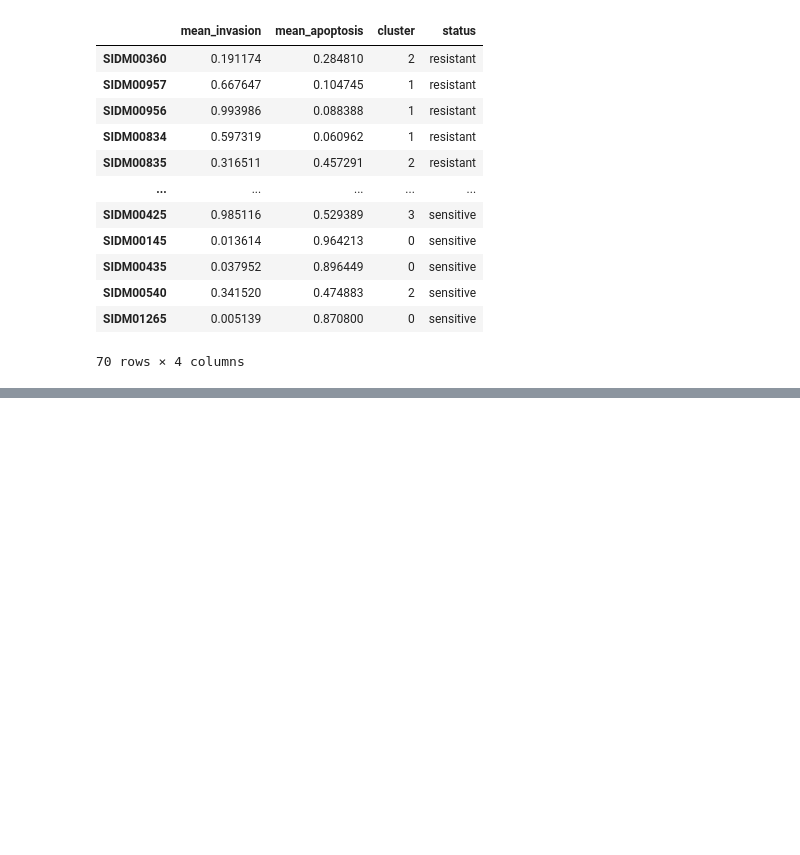
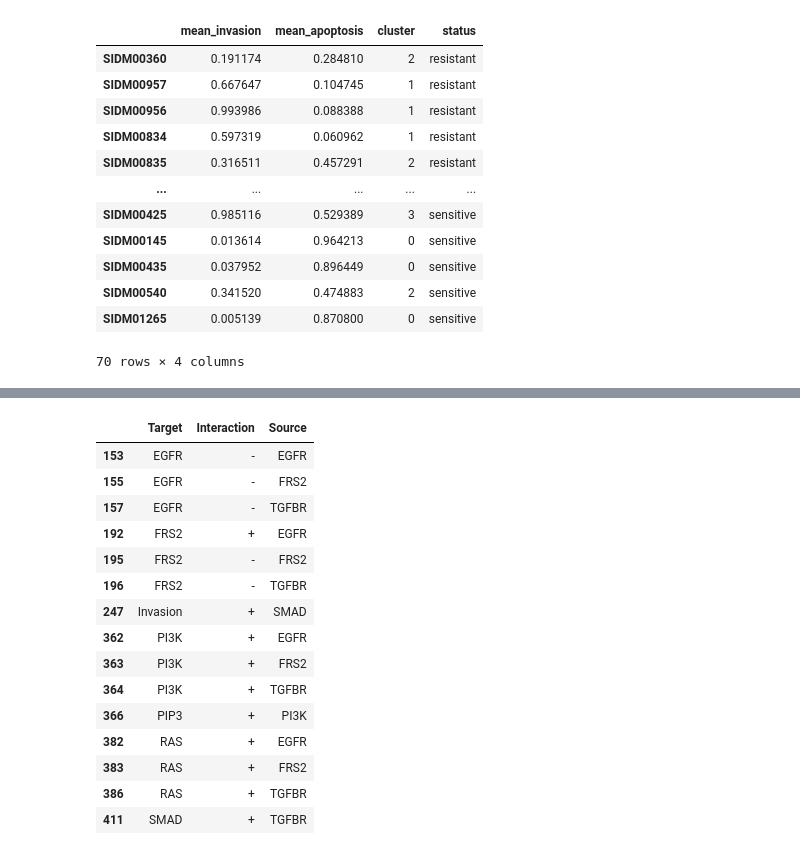
Before and after one commit to romane-gauthierj/Attractor-Resistance, a Jupyter notebook: downstream_analysis_temp.ipynb, the cells around one changed output, grey strips where cells are left out. Saved outputs shown, nothing was run; the diff lists cells and outputs as text; code cells hidden in the pictures; blank space fills up the shorter version.

```diff
--- a/downstream_analysis_temp.ipynb
+++ b/downstream_analysis_temp.ipynb
@@ -137,0 +141,14 @@ for cluster_id in proba_phenotype['cluster'].unique():
+# %%
+interaction_data = pd.read_csv('data/montagud_models/montagud_interaction_data.csv')
+interaction_data_filtered = interaction_data[
+    (interaction_data['Interaction type'] != 'input') &
+    (interaction_data['Interaction type'] != '0/1')
+]
+interaction_data_filt  = interaction_data_filtered[['Target node', 'Interaction type', 'Source']]
+
+interaction_data_filt = interaction_data_filt.rename(columns={
+    'Target node': 'Target',
+    'Interaction type': 'Interaction'
+})
+
+interaction_data_filt
@@ -137,0 +174,24 @@ for cluster_id in proba_phenotype['cluster'].unique():
+# %%
+nodes_interest = ['PI3K', 'EGFR', 'PIP3', 'FRS2', 'RAS', 'TGFBR', 'SMAD', 'Invasion']
+# %%
+interaction_data_filt[
+    (interaction_data_filt['Source'].isin(nodes_interest)) &
+    (interaction_data_filt['Target'].isin(nodes_interest))
+]
+# %% [output]
+|  | Target | Interaction | Source |
+| 153 | EGFR | - | EGFR |
+| 155 | EGFR | - | FRS2 |
+| 157 | EGFR | - | TGFBR |
+| 192 | FRS2 | + | EGFR |
+| 195 | FRS2 | - | FRS2 |
+| 196 | FRS2 | - | TGFBR |
+| 247 | Invasion | + | SMAD |
+| 362 | PI3K | + | EGFR |
+| 363 | PI3K | + | FRS2 |
+| 364 | PI3K | + | TGFBR |
+| 366 | PIP3 | + | PI3K |
+| 382 | RAS | + | EGFR |
+| 383 | RAS | + | FRS2 |
+| 386 | RAS | + | TGFBR |
+| 411 | SMAD | + | TGFBR |
```
Also changed, not shown: parts of 4 cells of this notebook, 8 other files.
